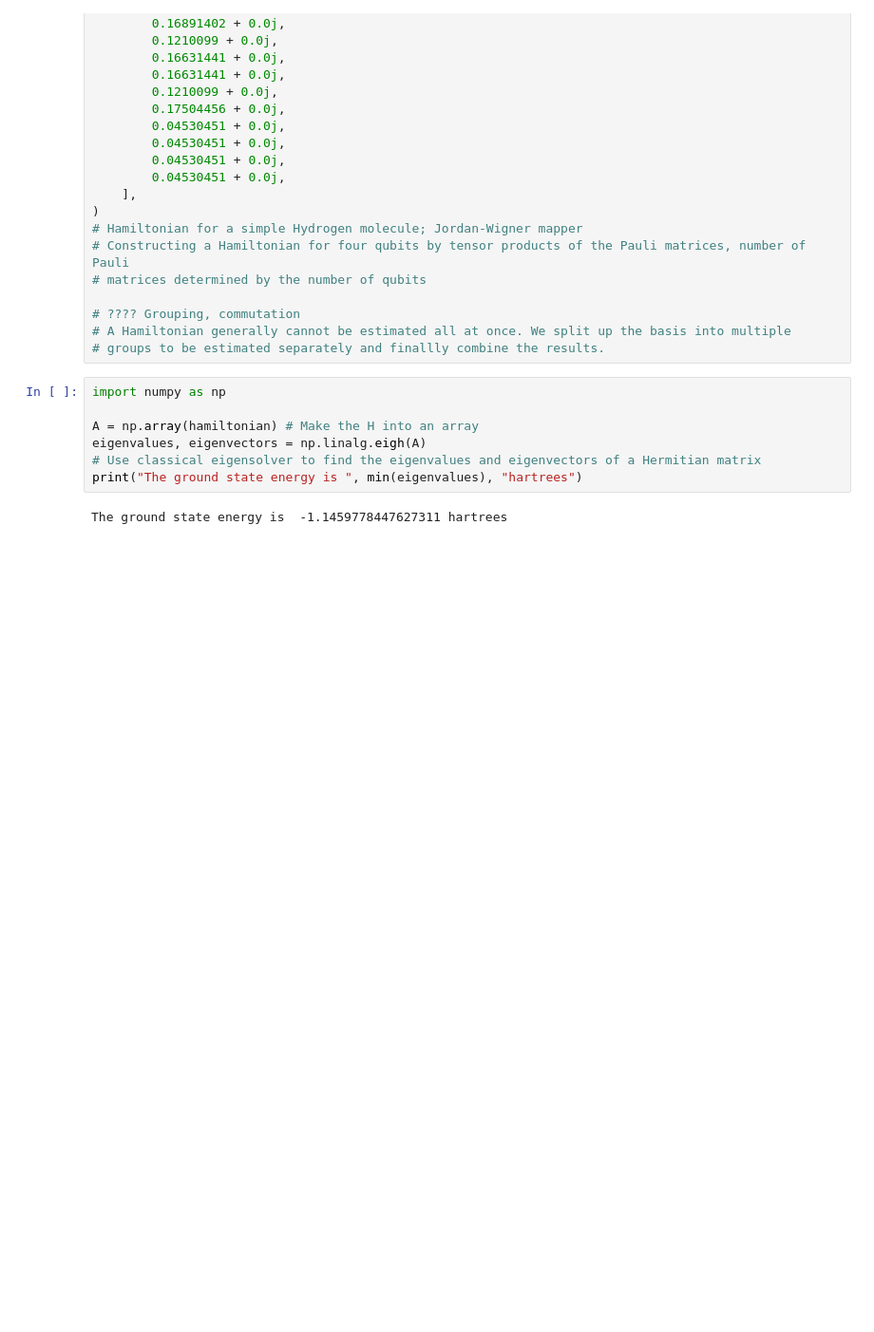
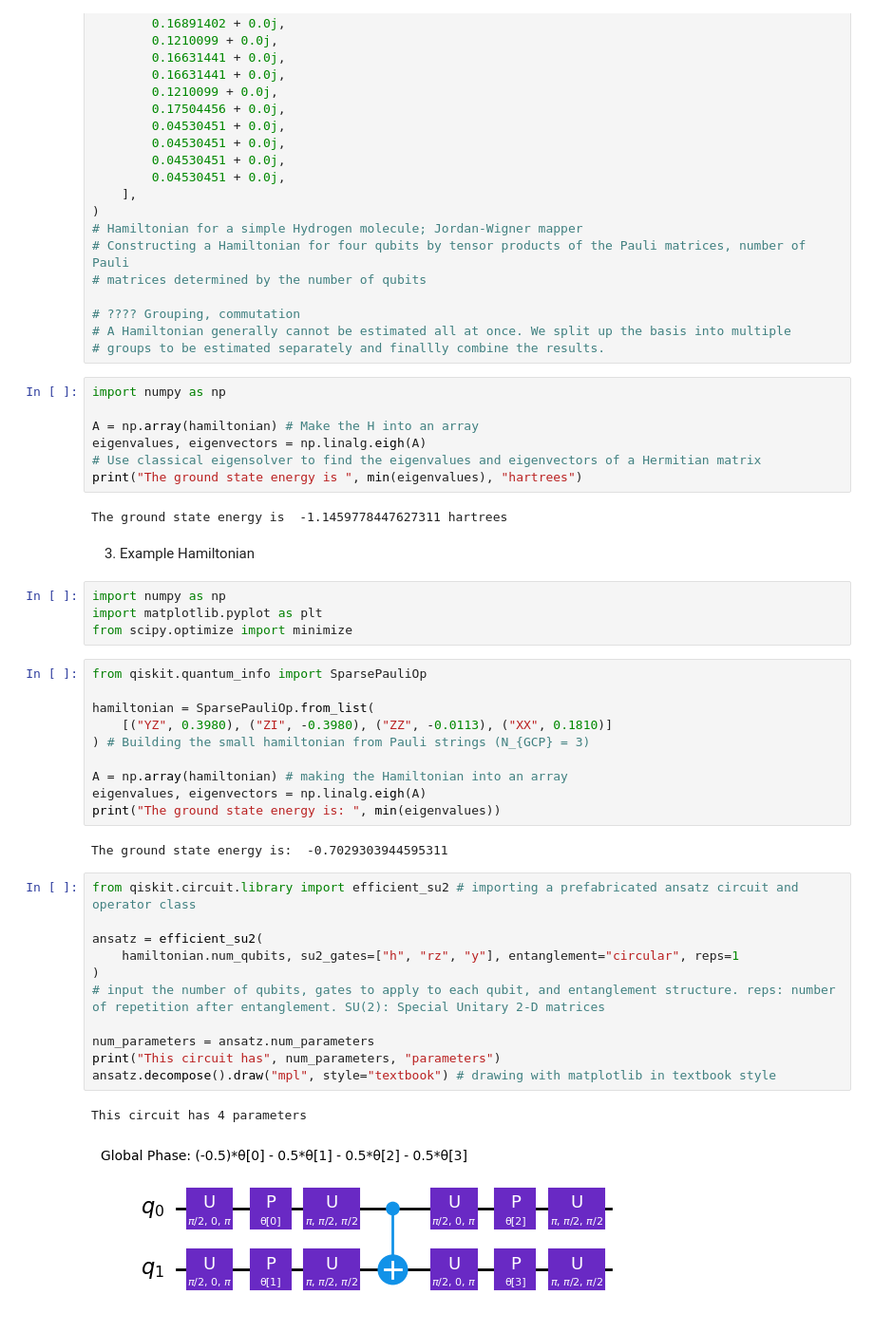
Before and after one commit to sunmancao-png/quantum-computing-code, a Jupyter notebook: vqe.ipynb, the cells around one changed output. Shown at 95% size. Saved outputs shown, nothing was run; the diff lists cells and outputs as text; blank space fills up the shorter version.

Commit message:
Sample hamiltonian

```diff
--- a/vqe.ipynb
+++ b/vqe.ipynb
@@ -56,3 +56,35 @@ eigenvalues, eigenvectors = np.linalg.eigh(A)
 print("The ground state energy is ", min(eigenvalues), "hartrees")
 # %% [output]
 The ground state energy is  -1.1459778447627311 hartrees
+# %% [markdown]
+3. Example Hamiltonian
+# %%
+import numpy as np
+import matplotlib.pyplot as plt
+from scipy.optimize import minimize
+# %%
+from qiskit.quantum_info import SparsePauliOp
+
+hamiltonian = SparsePauliOp.from_list(
+    [("YZ", 0.3980), ("ZI", -0.3980), ("ZZ", -0.0113), ("XX", 0.1810)]
+) # Building the small hamiltonian from Pauli strings (N_{GCP} = 3)
+
+A = np.array(hamiltonian) # making the Hamiltonian into an array
+eigenvalues, eigenvectors = np.linalg.eigh(A)
+print("The ground state energy is: ", min(eigenvalues))
+# %% [output]
+The ground state energy is:  -0.7029303944595311
+# %%
+from qiskit.circuit.library import efficient_su2 # importing a prefabricated ansatz circuit and operator class
+
+ansatz = efficient_su2(
+    hamiltonian.num_qubits, su2_gates=["h", "rz", "y"], entanglement="circular", reps=1
+)
+# input the number of qubits, gates to apply to each qubit, and entanglement structure. reps: number of repetition after entanglement. SU(2): Special Unitary 2-D matrices
+
+num_parameters = ansatz.num_parameters
+print("This circuit has", num_parameters, "parameters")
+ansatz.decompose().draw("mpl", style="textbook") # drawing with matplotlib in textbook style
+# %% [output]
+This circuit has 4 parameters
+[figure, added]
```
Also changed, not shown: parts of 5 cells of this notebook.
